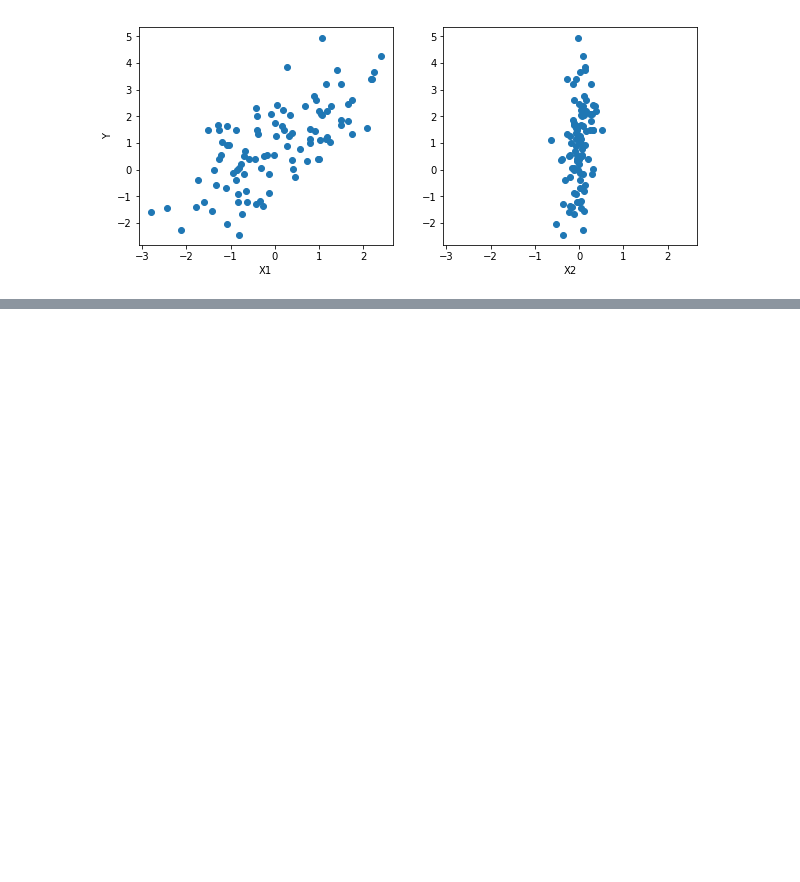
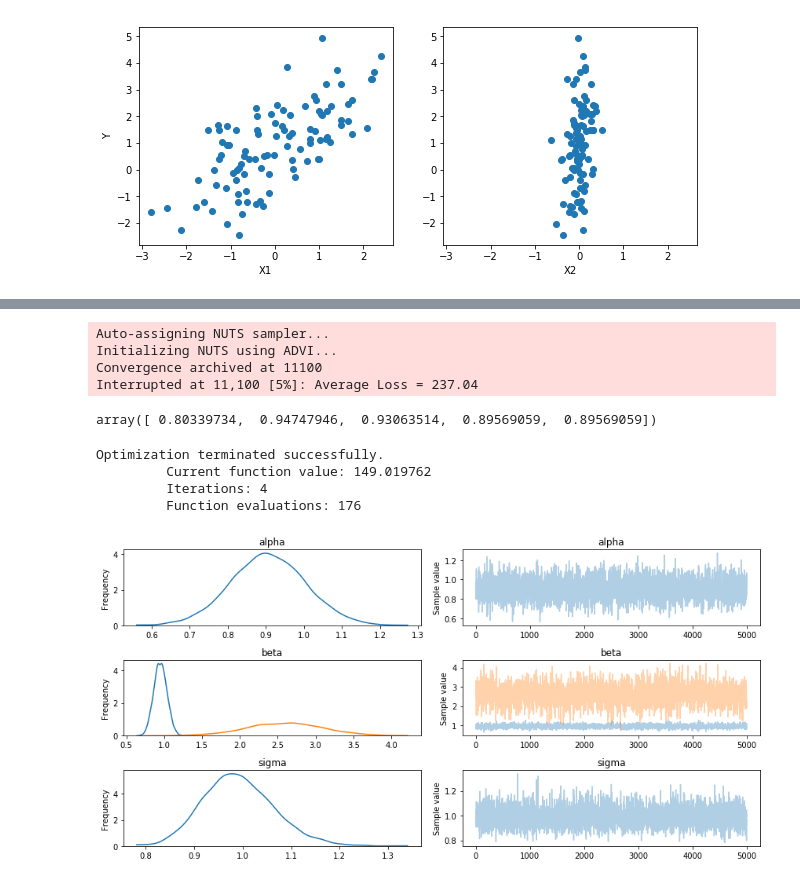
Before and after one commit to emersonmellado/bayesian, a Jupyter notebook: notebook/Getting Started.ipynb, the cells around one changed output, grey strips where cells are left out. Drawn from its saved outputs; the diff is of its cells as text; code cells hidden in the pictures; blank space fills up the shorter version.

```diff
--- a/notebook/Getting Started.ipynb
+++ b/notebook/Getting Started.ipynb
@@ -46,0 +80,35 @@ with basic_model:
+# %%
+from scipy import optimize
+
+with basic_model:
+    # draw 500 posterior samples
+    trace = pm.sample()
+# %% [output]
+Auto-assigning NUTS sampler...
+Initializing NUTS using ADVI...
+Convergence archived at 11100
+Interrupted at 11,100 [5%]: Average Loss = 237.04
+# %%
+trace['alpha'][-5:]
+# %% [output]
+array([ 0.80339734,  0.94747946,  0.93063514,  0.89569059,  0.89569059])
+# %%
+with basic_model:
+
+    # obtain starting values via MAP
+    start = pm.find_MAP(fmin=optimize.fmin_powell)
+
+    # instantiate sampler
+    step = pm.Slice()
+
+    # draw 5000 posterior samples
+    trace = pm.sample(5000, step=step, start=start)
+# %% [output]
+Optimization terminated successfully.
+         Current function value: 149.019762
+         Iterations: 4
+         Function evaluations: 176
+# %%
+_ = pm.traceplot(trace)
+# %% [output]
+[figure, added]
```
Also changed, not shown: parts of 2 cells of this notebook, 1 other file.
